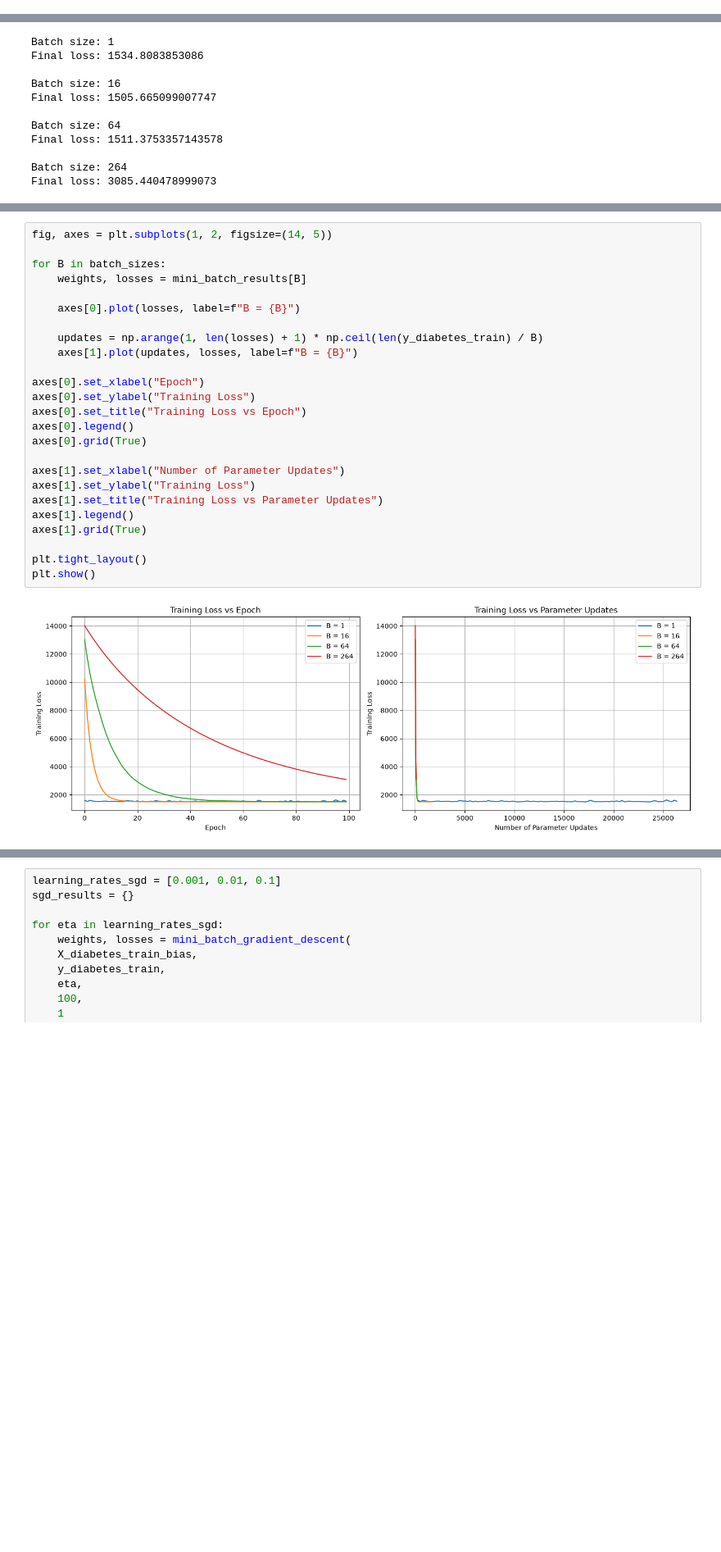
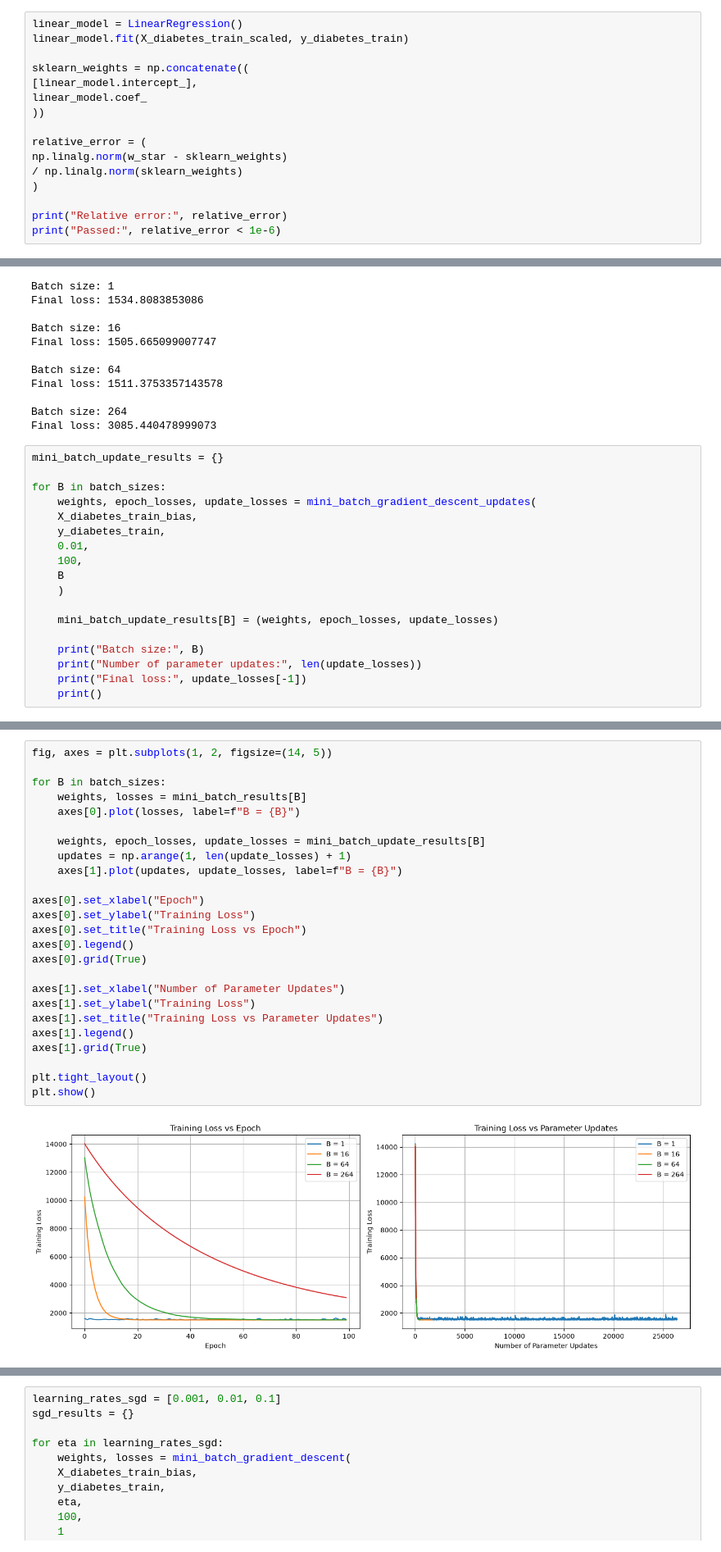
Before and after one commit to aseelibrahim123/ML_lab2, a Jupyter notebook: assignment2.ipynb, the cells around one changed output, grey strips where cells are left out. Shown at 82% size. Cells and saved outputs as stored; diff of their text form; blank space fills up the shorter version.

```diff
--- a/assignment2.ipynb
+++ b/assignment2.ipynb
@@ -372,0 +418,16 @@ Number of weights: 11
+# %%
+linear_model = LinearRegression()
+linear_model.fit(X_diabetes_train_scaled, y_diabetes_train)
+
+sklearn_weights = np.concatenate((
+[linear_model.intercept_],
+linear_model.coef_
+))
+
+relative_error = (
+np.linalg.norm(w_star - sklearn_weights)
+/ np.linalg.norm(sklearn_weights)
+)
+
+print("Relative error:", relative_error)
+print("Passed:", relative_error < 1e-6)
@@ -737,3 +827,21 @@ Final loss: 1511.3753357143578
 
 Batch size: 264
 Final loss: 3085.440478999073
+# %%
+mini_batch_update_results = {}
+
+for B in batch_sizes:
+    weights, epoch_losses, update_losses = mini_batch_gradient_descent_updates(
+    X_diabetes_train_bias,
+    y_diabetes_train,
+    0.01,
+    100,
+    B
+    )
+
+    mini_batch_update_results[B] = (weights, epoch_losses, update_losses)
+
+    print("Batch size:", B)
+    print("Number of parameter updates:", len(update_losses))
+    print("Final loss:", update_losses[-1])
+    print()
@@ -740,30 +864,30 @@ Final loss: 3085.440478999073
 # %%
 fig, axes = plt.subplots(1, 2, figsize=(14, 5))
 
 for B in batch_sizes:
     weights, losses = mini_batch_results[B]
-
     axes[0].plot(losses, label=f"B = {B}")
 
-    updates = np.arange(1, len(losses) + 1) * np.ceil(len(y_diabetes_train) / B)
-    axes[1].plot(updates, losses, label=f"B = {B}")
+    weights, epoch_losses, update_losses = mini_batch_update_results[B]
+    updates = np.arange(1, len(update_losses) + 1)
+    axes[1].plot(updates, update_losses, label=f"B = {B}")
 
 axes[0].set_xlabel("Epoch")
 axes[0].set_ylabel("Training Loss")
 axes[0].set_title("Training Loss vs Epoch")
 axes[0].legend()
 axes[0].grid(True)
 
 axes[1].set_xlabel("Number of Parameter Updates")
 axes[1].set_ylabel("Training Loss")
 axes[1].set_title("Training Loss vs Parameter Updates")
 axes[1].legend()
 axes[1].grid(True)
 
 plt.tight_layout()
 plt.show()
 # %% [output]
-[figure, old version]
+[figure, new version]
 # %% [markdown]
 Smaller batch sizes make more parameter updates during each epoch.
 
```
Also changed, not shown: parts of 35 cells of this notebook.
